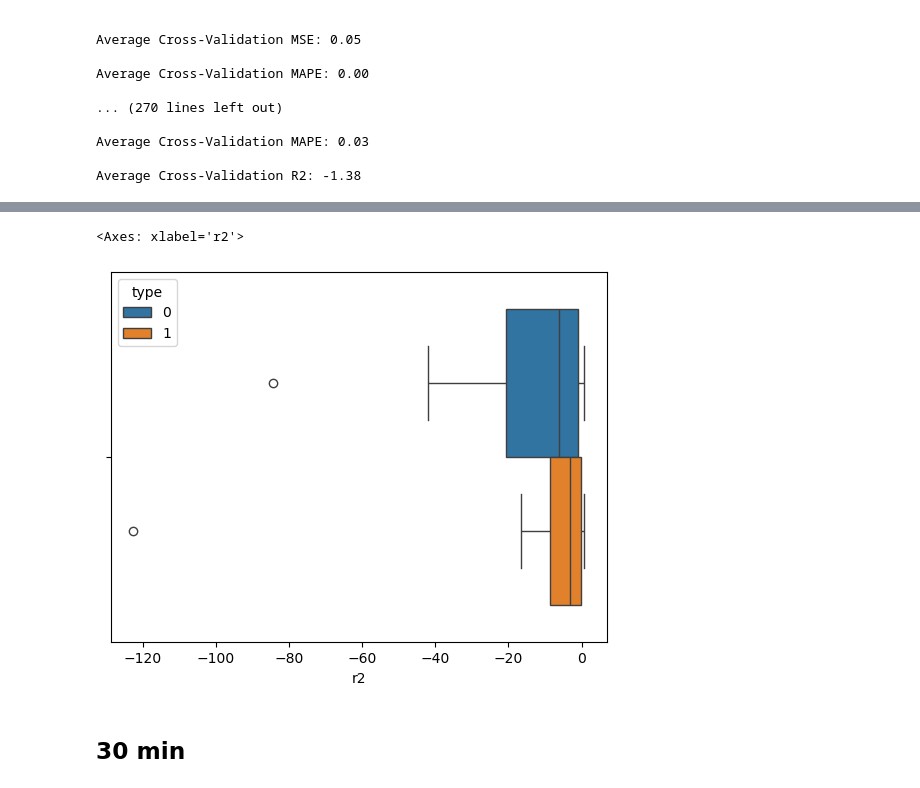
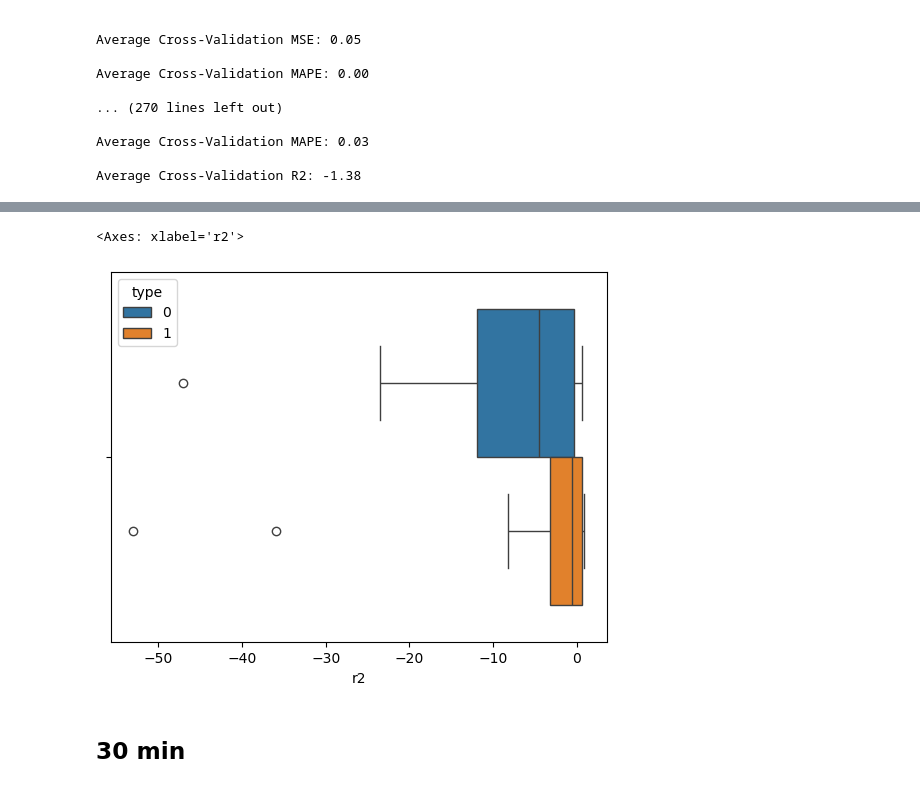
Before and after one commit to LuisDogo/Hypoglycemia_Prediction, a Jupyter notebook: notebooks/arima_approach.ipynb, the cells around one changed output, grey strips where cells are left out. Drawn from its saved outputs; the diff is of its cells as text; code cells hidden in the pictures.

```diff
--- a/notebooks/arima_approach.ipynb
+++ b/notebooks/arima_approach.ipynb
@@ -181,8 +181,8 @@ sns.boxplot(data = general_metrics, x = "mape", hue = "type")
 # %%
-sns.boxplot(data = general_metrics, x = "r2", hue = "type")
+sns.boxplot(data = general_metrics_15min, x = "r2", hue = "type")
 # %% [output]
 <Axes: xlabel='r2'>
-[figure, old version]
+[figure, new version]
 # %% [markdown]
 ## 30 min
 # %%
```
Also changed, not shown: parts of 11 cells of this notebook.
